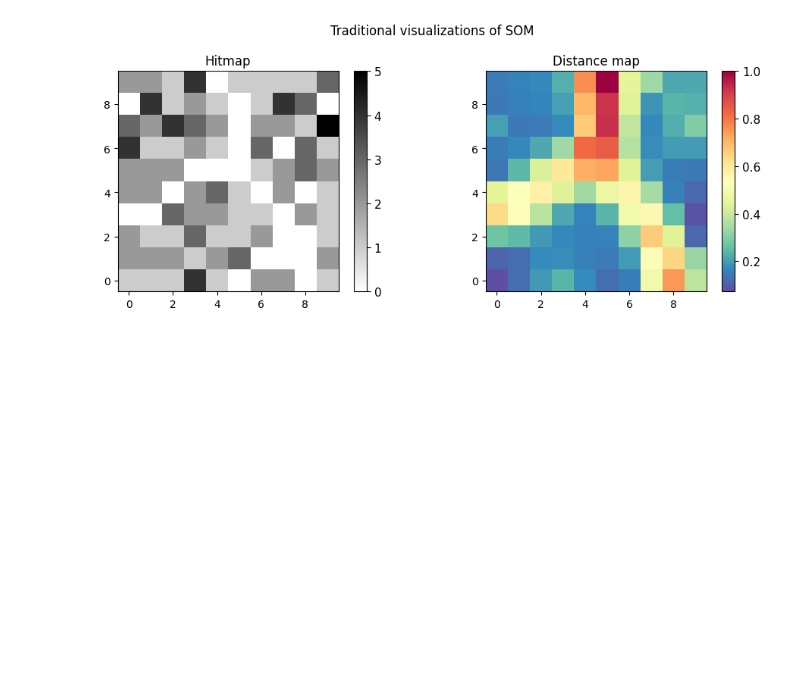
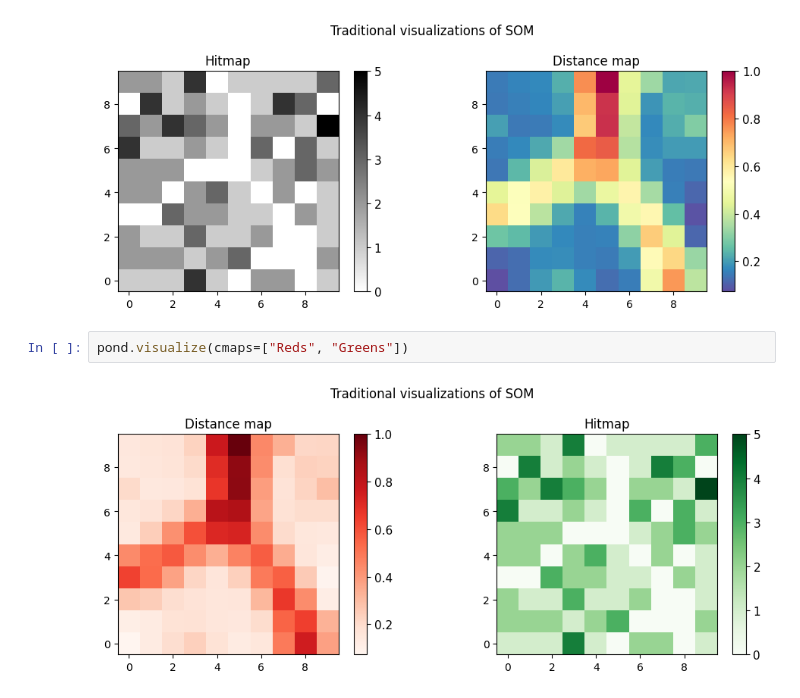
Before and after one commit to matthew-balogh/lilypond, a Jupyter notebook: examples/legacy_pond.ipynb, the cells around one changed output. Drawn from its saved outputs; the diff is of its cells as text; blank space fills up the shorter version.

Commit message:
Add helper method to `LegacyPond`

```diff
--- a/examples/legacy_pond.ipynb
+++ b/examples/legacy_pond.ipynb
@@ -70,3 +70,7 @@ plt.tight_layout()
 plt.show()
 # %% [output]
 [figure]
+# %%
+pond.visualize(cmaps=["Reds", "Greens"])
+# %% [output]
+[figure, added]
```
Also changed, not shown: 1 other file.
